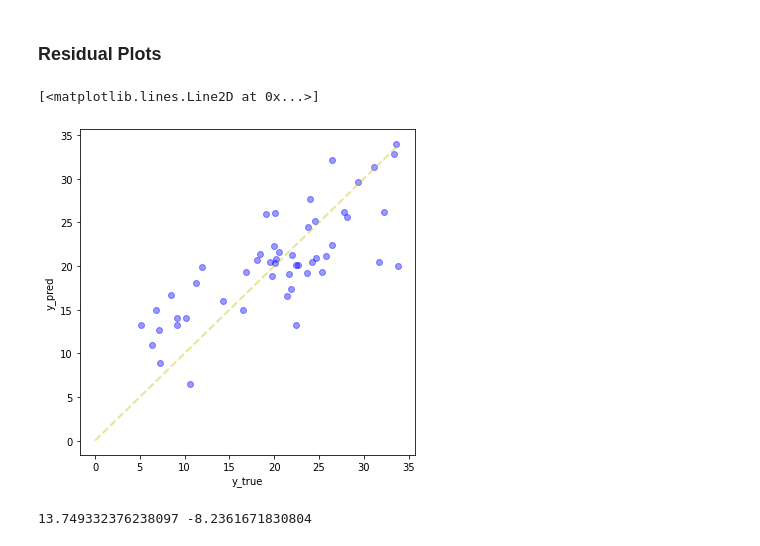
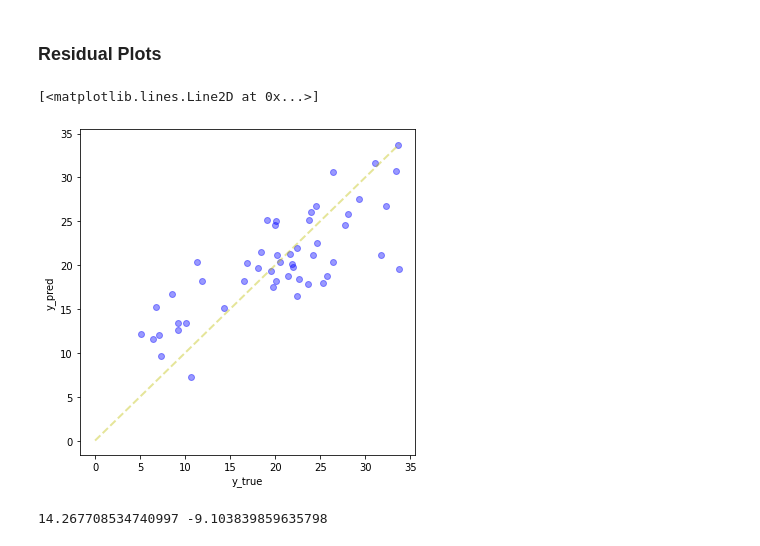
Before and after one commit to FIRerLeng/STAT628_M2-BodyFat, a Jupyter notebook: model/diagnosis&plot.ipynb, the cells around one changed output. Drawn from its saved outputs; the diff is of its cells as text; code cells hidden in the pictures.

```diff
--- a/model/diagnosis&plot.ipynb
+++ b/model/diagnosis&plot.ipynb
@@ -22,7 +22,9 @@ df.head()
 # %%
 y_true = df['y_true'].tolist()
 y_pred = df['y_pred'].tolist()
+y_pred_new = df['y_pred_new'].tolist()
 
+print('all features')
 print("mean_absolute_error:", mean_absolute_error(y_true, y_pred))
 print("mean_squared_error:", mean_squared_error(y_true, y_pred))
 print("rmse:", sqrt(mean_squared_error(y_true, y_pred)))
@@ -59,19 +74,19 @@ array([ 5.7907478 , -2.32955448])
 ### Residual Plots
 # %%
 plt.figure(figsize = (6, 6))
-plt.scatter(y_true, y_pred, c = 'blue', alpha = 0.4)
+plt.scatter(y_true, y_pred_new, c = 'blue', alpha = 0.4)
 plt.xlabel('y_true')
 plt.ylabel('y_pred')
-plt.plot([0, max(y_true + y_pred)], [0, max(y_true + y_pred)], linestyle='--', lw=2, color='y', alpha = 0.4)
+plt.plot([0, max(y_true + y_pred_new)], [0, max(y_true + y_pred_new)], linestyle='--', lw=2, color='y', alpha = 0.4)
 # %% [output]
 [<matplotlib.lines.Line2D at 0x...>]
-[figure, old version]
+[figure, new version]
 # %%
 # Residual diagnosis
-et = [(y_true[i] - y_pred[i]) for i in range(len(y_true))]
+et = [(y_true[i] - y_pred_new[i]) for i in range(len(y_true))]
 print(max(et), min(et))
 # %% [output]
-13.749332376238097 -8.2361671830804
+14.267708534740997 -9.103839859635798
 # %%
 plt.figure(figsize = (6, 4))
 plt.plot([-10,15],[0,0],'b',linewidth=1)
```
Also changed, not shown: parts of 5 cells of this notebook, 3 other files.
